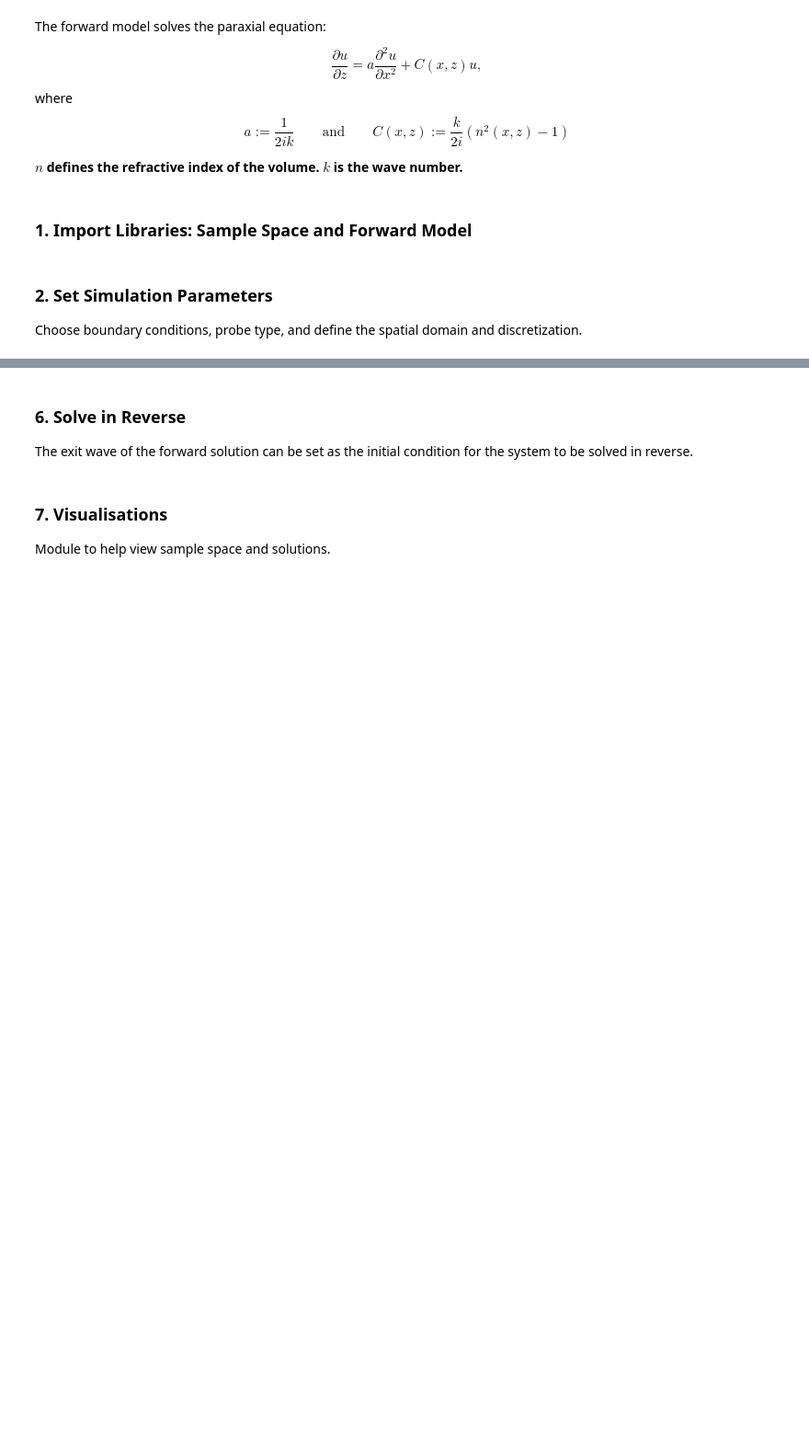
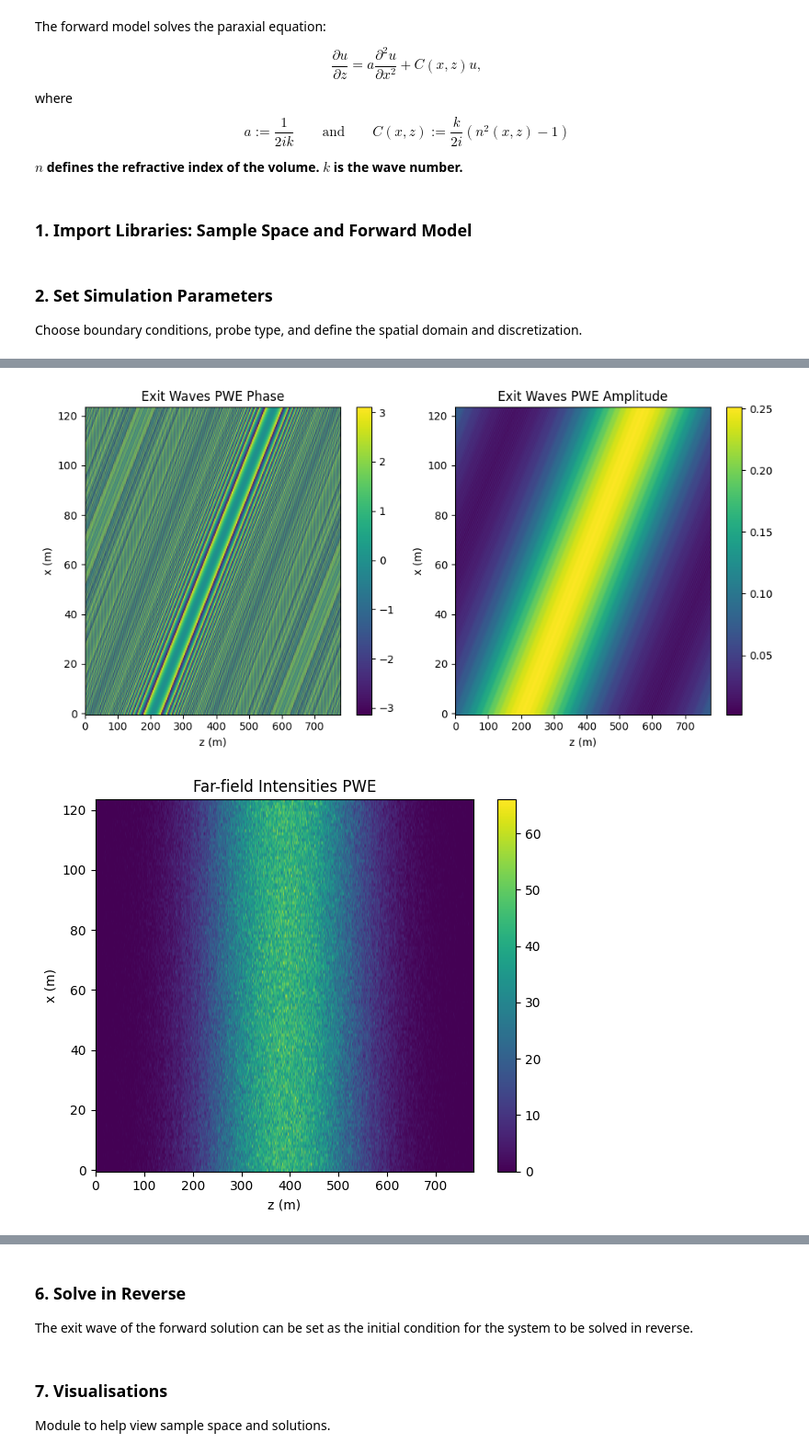
Before and after one commit to bryceshirley/thick_ptycho, a Jupyter notebook: notebooks/4_forward_model_2d.ipynb, the cells around one changed output, grey strips where cells are left out. Shown at 92% size. Saved outputs shown, nothing was run; the diff lists cells and outputs as text; code cells hidden in the pictures; blank space fills up the shorter version.

```diff
--- a/notebooks/4_forward_model_2d.ipynb
+++ b/notebooks/4_forward_model_2d.ipynb
@@ -196,0 +253,33 @@ solution_iterative_full = forward_model_iterative_full.solve(verbose=True)
+# %%
+simulation_space.viewer.plot_two_panels(exit_waves_ms,
+                                        view="phase_amp",
+                                        title="Exit Waves PWE",
+                                        xlabel="z (m)",
+                                        ylabel="x (m)")
+
+simulation_space.viewer.plot_single_panel(intensities_ms,
+                                        title="Far-field Intensities PWE",
+                                        xlabel="z (m)",
+                                        ylabel="x (m)")
+
+# Select Centre Probe
+centre_probe_ms = u_ms[simulation_space.num_probes//2, ...]
+simulation_space.viewer.plot_two_panels(centre_probe_ms,
+                                        view="phase_amp",
+                                        title="Wavefield Solution Multislice",
+                                        xlabel="z (m)",
+                                        ylabel="x (m)")
+
+plt.figure(figsize=(8,4))
+for p in probe_indices:
+    plt.plot(simulation_space.x, np.abs(u_ms[p,:,0]), label=f'probe {p}')
+plt.title("Probe amplitudes (subset)")
+plt.xlabel("x"); plt.legend(); plt.tight_layout(); plt.show()
+
+for p in probe_indices:
+    plt.plot(simulation_space.x, np.abs(u_ms[p,:,-1]), label=f'probe {p}')
+plt.title("Exitwave amplitudes (subset)")
+plt.xlabel("x"); plt.legend(); plt.tight_layout(); plt.show()
+# %% [output]
+[figure, added]
+[figure, added]
```
Also changed, not shown: parts of 15 cells of this notebook, 19 other files.
